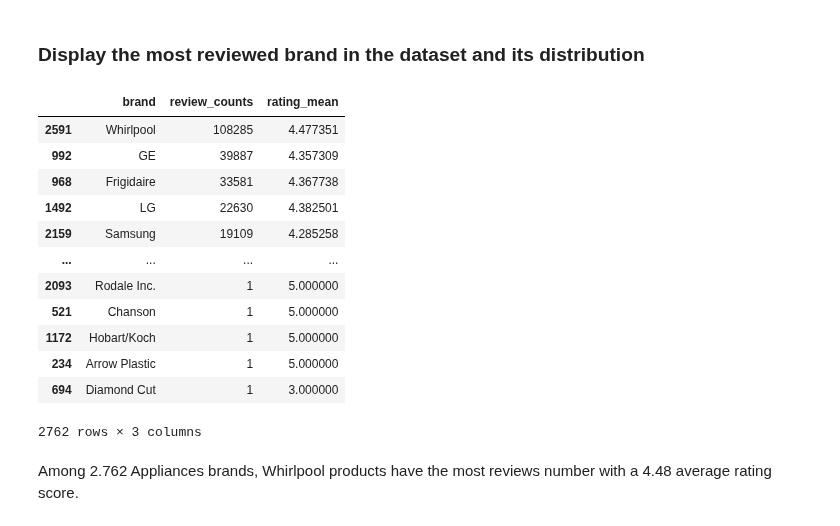
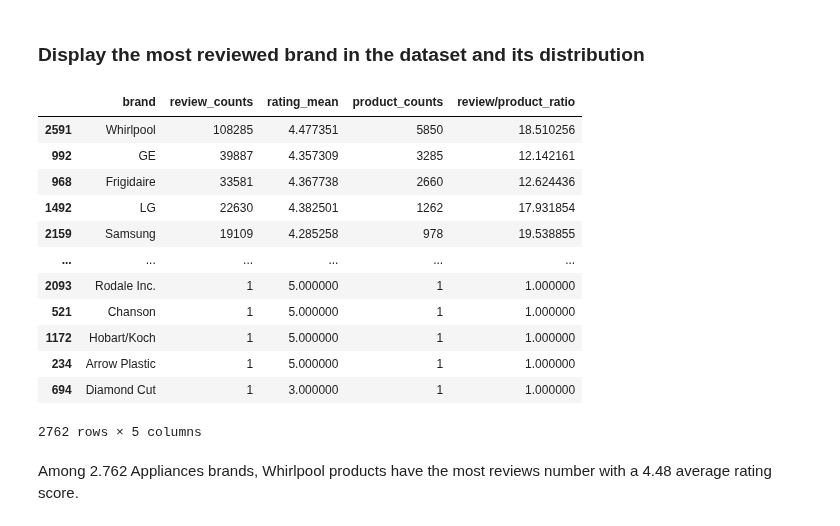
Before and after one commit to DATA-606-SPRING-2022/Jin_DATA606, a Jupyter notebook: ipynb/DATA606_Part1.ipynb, the cells around one changed output. Saved outputs shown, nothing was run; the diff lists cells and outputs as text; code cells hidden in the pictures.

```diff
--- a/ipynb/DATA606_Part1.ipynb
+++ b/ipynb/DATA606_Part1.ipynb
@@ -910,25 +930,30 @@ The word cloud shows that the most frequently used words for Appliances products
 merged_df = review_df.merge(product_df, on='asin', how='left')
 # %% [markdown]
 <h3>Display the most reviewed brand in the dataset and its distribution</h3>
+# %%
+product_count_df = product_df['brand'].value_counts().reset_index(name='product_counts')
+product_count_df = product_count_df.rename(columns={'index': 'brand', 'product_counts': 'product_counts'})
 # %%
 merged_grouped = merged_df.groupby('brand').size().reset_index(name='review_counts')
 merged_grouped_rating = merged_df.groupby('brand')['overall'].sum().reset_index(name='overall_sum')
 merged_grouped['rating_mean'] = merged_grouped_rating['overall_sum'] / merged_grouped['review_counts']
+merged_grouped = merged_grouped.merge(product_count_df, on='brand', how='left')
+merged_grouped['review/product_ratio'] = merged_grouped['review_counts'] / merged_grouped['product_counts']
 merged_grouped = merged_grouped.sort_values('review_counts', ascending=False)
 merged_grouped
 # %% [output]
-|  | brand | review_counts | rating_mean |
-| 2591 | Whirlpool | 108285 | 4.477351 |
-| 992 | GE | 39887 | 4.357309 |
-| 968 | Frigidaire | 33581 | 4.367738 |
-| 1492 | LG | 22630 | 4.382501 |
-| 2159 | Samsung | 19109 | 4.285258 |
-| ... | ... | ... | ... |
-| 2093 | Rodale Inc. | 1 | 5.000000 |
-| 521 | Chanson | 1 | 5.000000 |
-| 1172 | Hobart/Koch | 1 | 5.000000 |
-| 234 | Arrow Plastic | 1 | 5.000000 |
-| 694 | Diamond Cut | 1 | 3.000000 |
+|  | brand | review_counts | rating_mean | product_counts | review/product_ratio |
+| 2591 | Whirlpool | 108285 | 4.477351 | 5850 | 18.510256 |
+| 992 | GE | 39887 | 4.357309 | 3285 | 12.142161 |
+| 968 | Frigidaire | 33581 | 4.367738 | 2660 | 12.624436 |
+| 1492 | LG | 22630 | 4.382501 | 1262 | 17.931854 |
+| 2159 | Samsung | 19109 | 4.285258 | 978 | 19.538855 |
+| ... | ... | ... | ... | ... | ... |
+| 2093 | Rodale Inc. | 1 | 5.000000 | 1 | 1.000000 |
+| 521 | Chanson | 1 | 5.000000 | 1 | 1.000000 |
+| 1172 | Hobart/Koch | 1 | 5.000000 | 1 | 1.000000 |
+| 234 | Arrow Plastic | 1 | 5.000000 | 1 | 1.000000 |
+| 694 | Diamond Cut | 1 | 3.000000 | 1 | 1.000000 |
-2762 rows × 3 columns
+2762 rows × 5 columns
 # %% [markdown]
 Among 2.762 Appliances brands, Whirlpool products have the most reviews number with a 4.48 average rating score.
```
Also changed, not shown: parts of 19 cells of this notebook.
